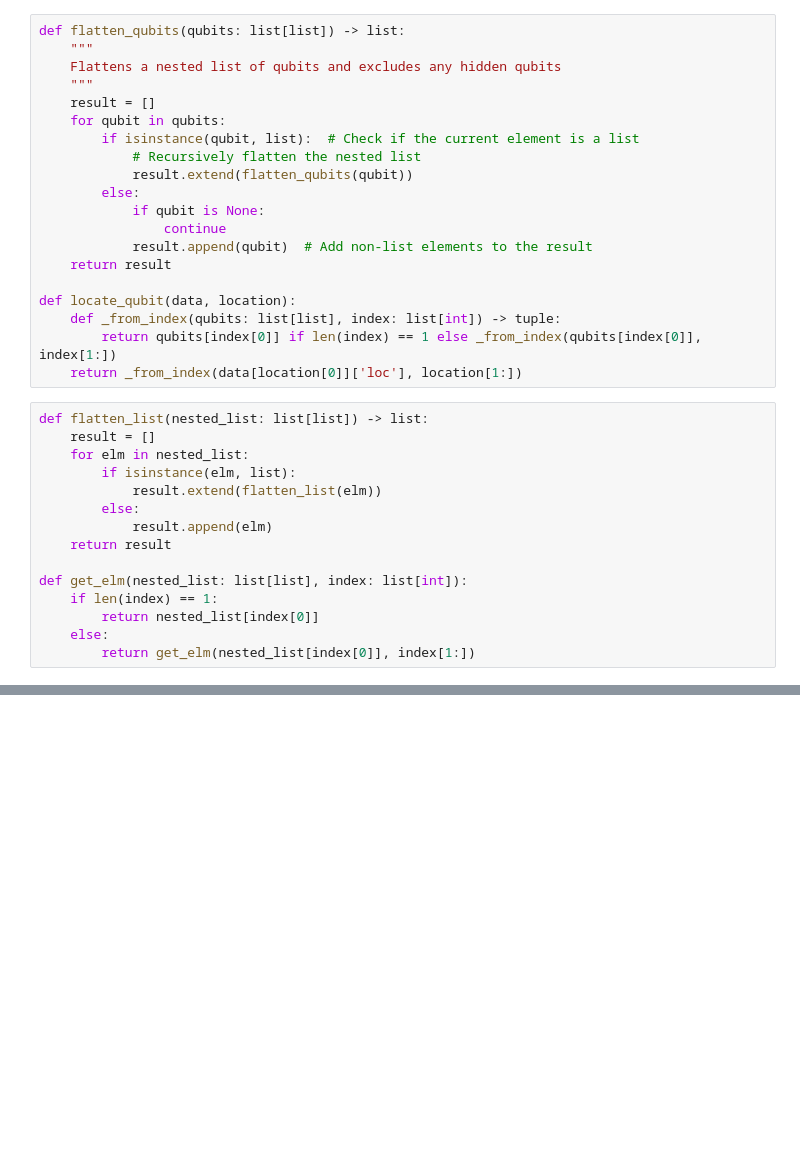
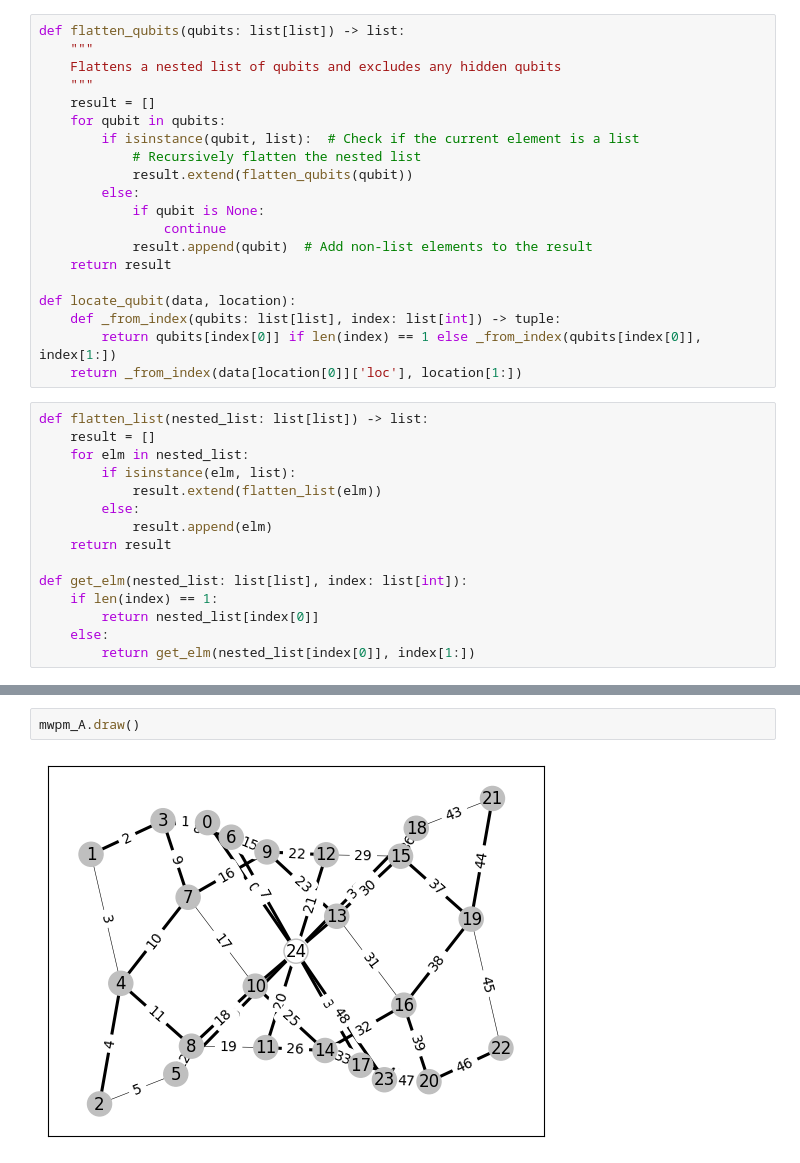
Before and after one commit to JuliusRye/QEC, a Jupyter notebook: packages/quantum_error_correction.ipynb, the cells around one changed output, grey strips where cells are left out. Saved outputs shown, nothing was run; the diff lists cells and outputs as text; blank space fills up the shorter version.

```diff
--- a/packages/quantum_error_correction.ipynb
+++ b/packages/quantum_error_correction.ipynb
@@ -312,0 +375,4 @@ plot_data(data, correction, syndromes)
+# %%
+mwpm_A.draw()
+# %% [output]
+[figure, added]
```
Also changed, not shown: parts of 11 cells of this notebook, 4 other files.
